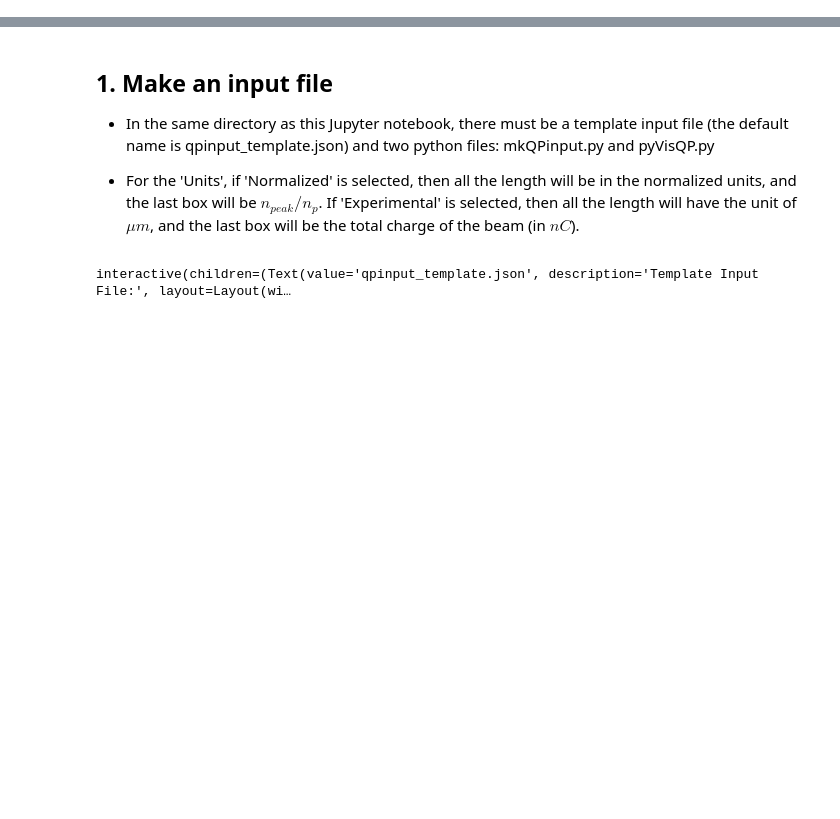
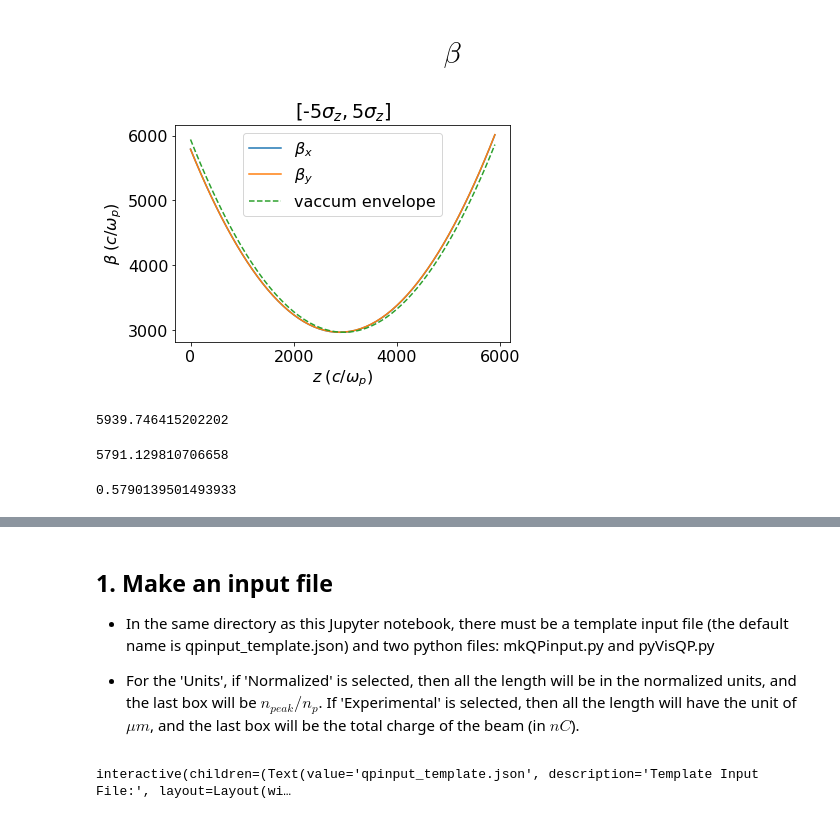
Before and after one commit to uclazyj/JupyterQpic, a Jupyter notebook: QuickPIC.ipynb, the cells around one changed output, grey strips where cells are left out. Drawn from its saved outputs; the diff is of its cells as text; code cells hidden in the pictures; blank space fills up the shorter version.

```diff
--- a/QuickPIC.ipynb
+++ b/QuickPIC.ipynb
@@ -2,0 +74,46 @@
+# %% [markdown]
+# $$\beta$$
+# %%
+n0 = 10 ** 17
+beta_star = normalize(5,'cm',n0)
+alpha_i, beta_i = propagate_alpha_beta(0,beta_star,-beta_star)
+gamma_i = (1 + alpha_i ** 2) / beta_i
+z = np.array(parameters['s'])
+beta = beta_i - 2 * z * alpha_i + z ** 2 * gamma_i
+
+
+plot_beta_m = False
+plt.plot(parameters['s'], parameters['beta_x'],label=r'$\beta_x$')
+plt.plot(parameters['s'], parameters['beta_y'],label=r'$\beta_y$')
+plt.plot(z,beta,'--',label= 'vaccum envelope')
+
+
+
+
+if plot_beta_m:
+    plt.plot(matched_parameters['s'],matched_parameters['beta_m'],'--',label=r'$\beta_m$')
+plt.xlabel('$z\;(c/\omega_p)$')
+plt.ylabel(r'$\beta \;(c/\omega_p)$')
+if half_thickness == 1:
+    plt.title(r'$[-\sigma_z,\sigma_z]$')
+else:
+    plt.title('[-'+str(half_thickness)+r'$\sigma_z,$'+str(half_thickness)+r'$\sigma_z]$')
+plt.legend(loc='best')
+plt.rcParams.update({'font.size': 16})
+temp = '_with_beta_m' if plot_beta_m else ''
+plt.savefig('beam'+str(beam_number)+'_beta_'+str(half_thickness)+'sigmaz'+temp+'.png')
+plt.show()
+# %% [output]
+[figure, added]
+# %%
+beta_i
+# %% [output]
+5939.746415202202
+# %%
+parameters['beta_x'][0]
+# %% [output]
+5791.129810706658
+# %%
+parameters['epsilon_n_x'][0]
+# %% [output]
+0.5790139501493933
```
Also changed, not shown: parts of 18 cells of this notebook, 2 other files.
